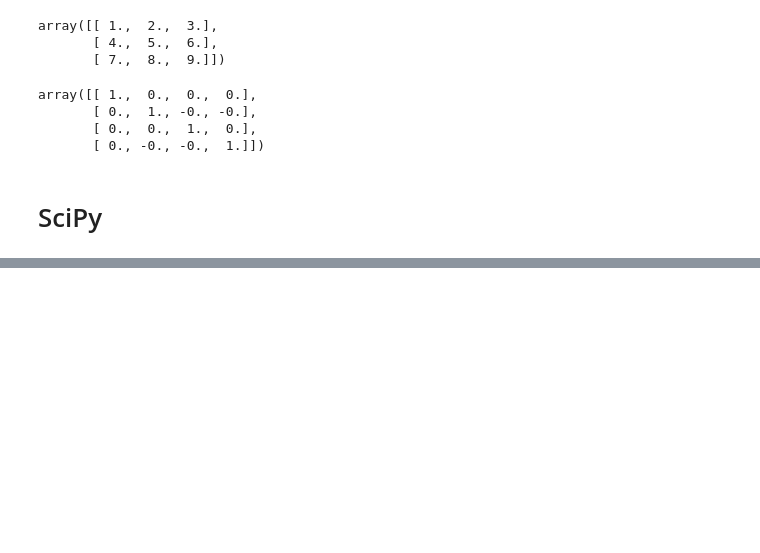
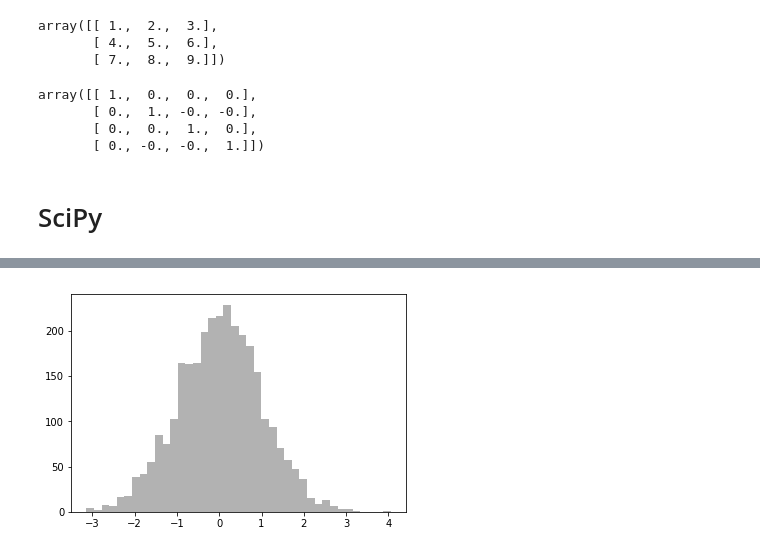
Before and after one commit to torosov/PythonML, a Jupyter notebook: libraries.ipynb, the cells around one changed output, grey strips where cells are left out. Drawn from its saved outputs; the diff is of its cells as text; code cells hidden in the pictures; blank space fills up the shorter version.

```diff
--- a/libraries.ipynb
+++ b/libraries.ipynb
@@ -229,0 +395,4 @@ array([[ 1.,  0.,  0.,  0.],
+# %%
+plt.hist(np.random.randn(3000), bins=40, color='k', alpha=0.3);
+# %% [output]
+[figure, added]
```
Also changed, not shown: parts of 34 cells of this notebook.
